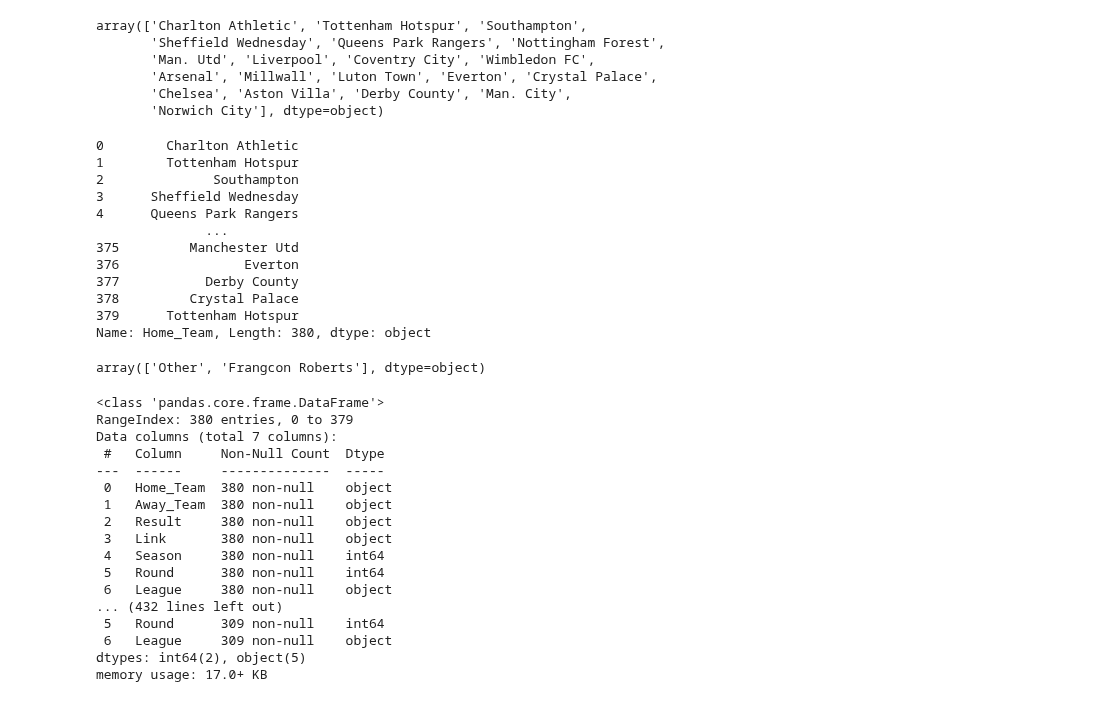
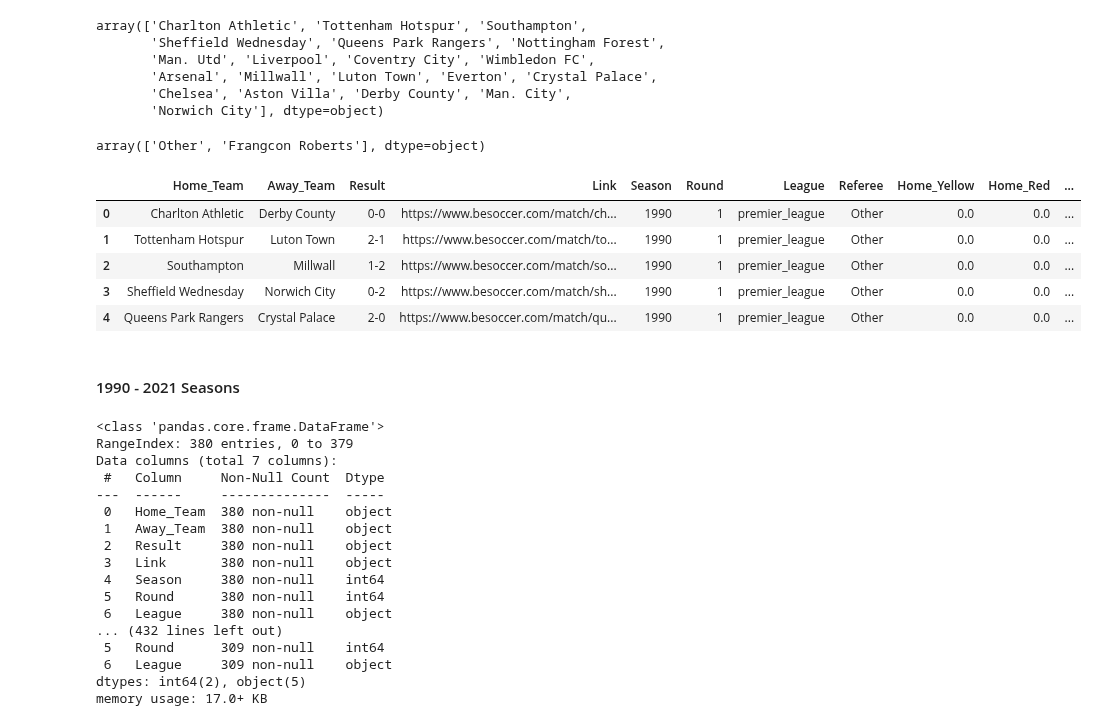
Before and after one commit to PascalLiPooKim/Football-prediction-model-project, a Jupyter notebook: footballPredictionModel.ipynb, the cells around one changed output. Cells and saved outputs as stored; diff of their text form; code cells hidden in the pictures.

```diff
--- a/footballPredictionModel.ipynb
+++ b/footballPredictionModel.ipynb
@@ -447,20 +433,8 @@ array(['Charlton Athletic', 'Tottenham Hotspur', 'Southampton',
        'Chelsea', 'Aston Villa', 'Derby County', 'Man. City',
        'Norwich City'], dtype=object)
 # %%
-pl_1990['Home_Team'].replace(to_replace={'Man. City':'Manchester City', 'Man. Utd': 'Manchester Utd'})
+# pl_1990['Home_Team'].replace(to_replace={'Man. City':'Manchester City', 'Man. Utd': 'Manchester Utd'}, inplace=True)
+match_info_df['Home_Team'].replace(to_replace={'Manchester City': 'Man. City', 'Manchester Utd': 'Man. Utd'}, inplace=True)
-# %% [output]
-0        Charlton Athletic
-1        Tottenham Hotspur
-2              Southampton
-3      Sheffield Wednesday
-4      Queens Park Rangers
-              ...
-375         Manchester Utd
-376                Everton
-377           Derby County
-378         Crystal Palace
-379      Tottenham Hotspur
-Name: Home_Team, Length: 380, dtype: object
 # %%
 def add_referee_cards_cols(df, ref_default ='Other'):
   df['Referee'] = ref_default
@@ -490,6 +464,33 @@ pl_1990['Referee'].unique()
 #   print(i)
 # %% [output]
 array(['Other', 'Frangcon Roberts'], dtype=object)
+# %%
+def add_pitch_col(df, init_default='Natural Grass'):
+  df['Pitch'] = init_default
+  team_checked = []
+  for i, row in df.iterrows():
+    # print(team_info_df['Team'][team_info_df['Team'].str.lower()=='liverpool'])
+    # break
+    cond = row['Home_Team'].lower() == team_info_df['Team'].str.lower()
+    if cond.any() and row['Home_Team'].lower() not in team_checked:
+      # print(i, team_info_df[cond]['Team'].to_numpy()[0])
+      # team = team_info_df[cond]['Team'].to_numpy()[0]
+      team_checked.append(row['Home_Team'].lower())
+      # cond = team_info_df['Team'].str.lower() == row['Home_Team'].lower()
+      df.loc[i, 'Pitch'] = team_info_df[cond]['Pitch'].to_numpy()[0]
+    return df
+
+pl_1990 = add_pitch_col(pl_1990)
+pl_1990.head()
+# %% [output]
+|  | Home_Team | Away_Team | Result | Link | Season | Round | League | Referee | Home_Yellow | Home_Red | ... |
+| 0 | Charlton Athletic | Derby County | 0-0 | https://www.besoccer.com/match/ch... | 1990 | 1 | premier_league | Other | 0.0 | 0.0 | ... |
+| 1 | Tottenham Hotspur | Luton Town | 2-1 | https://www.besoccer.com/match/to... | 1990 | 1 | premier_league | Other | 0.0 | 0.0 | ... |
+| 2 | Southampton | Millwall | 1-2 | https://www.besoccer.com/match/so... | 1990 | 1 | premier_league | Other | 0.0 | 0.0 | ... |
+| 3 | Sheffield Wednesday | Norwich City | 0-2 | https://www.besoccer.com/match/sh... | 1990 | 1 | premier_league | Other | 0.0 | 0.0 | ... |
+| 4 | Queens Park Rangers | Crystal Palace | 2-0 | https://www.besoccer.com/match/qu... | 1990 | 1 | premier_league | Other | 0.0 | 0.0 | ... |
+# %% [markdown]
+#### 1990 - 2021 Seasons
 # %%
 results_pl = []
 for season in range(1990, 2022):
```
Also changed, not shown: parts of 9 cells of this notebook.
